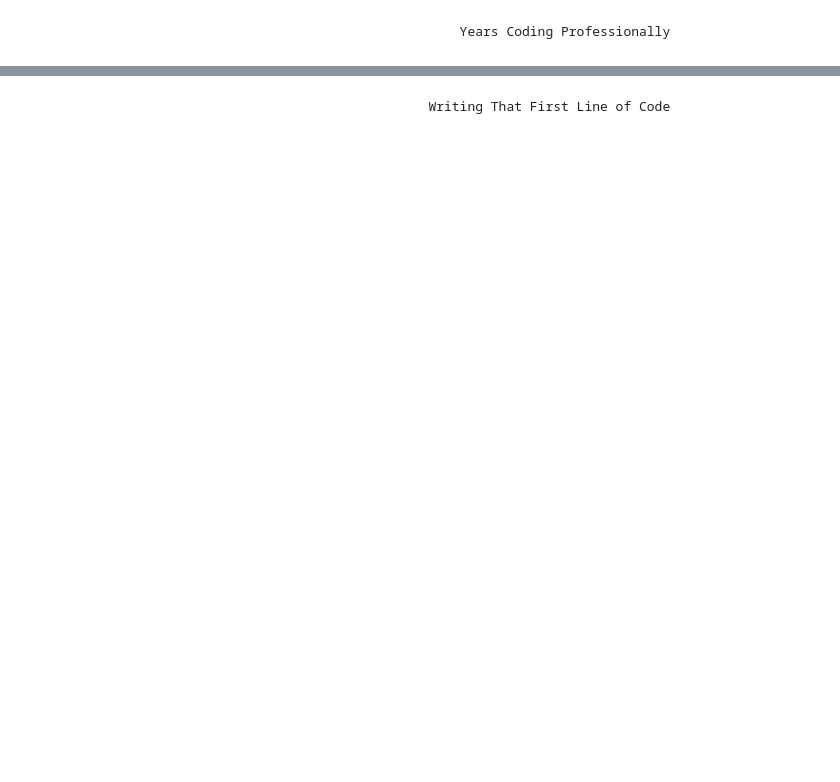
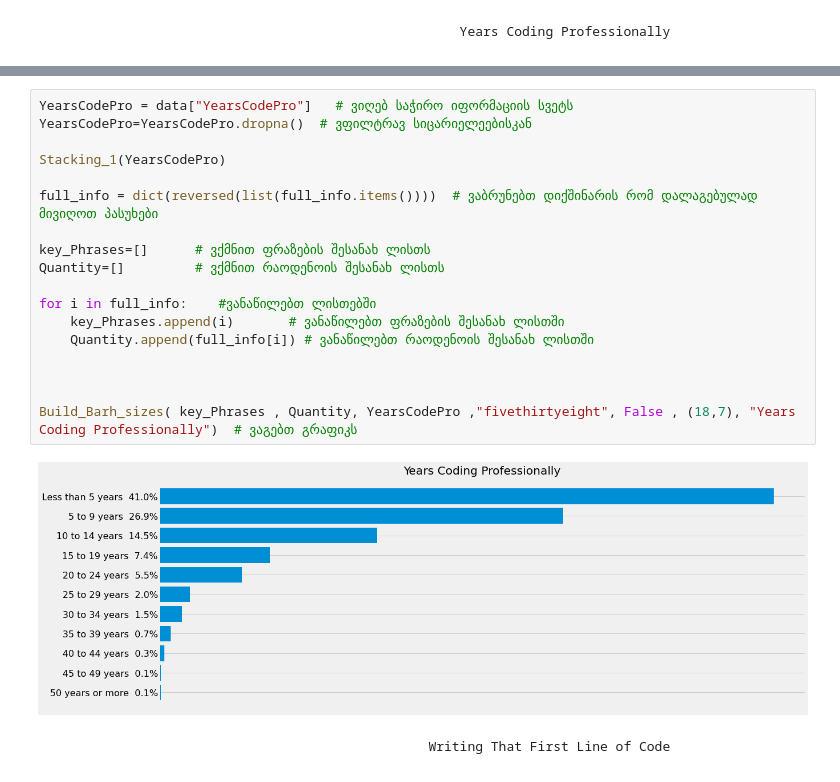
Before and after one commit to anri-Tvalabeishvili/Stackoverflow-Survey-Analysis, a Jupyter notebook: Project.ipynb, the cells around one changed output, grey strips where cells are left out. Drawn from its saved outputs; the diff is of its cells as text; blank space fills up the shorter version.

```diff
--- a/Project.ipynb
+++ b/Project.ipynb
@@ -503,2 +528,22 @@ Build_Barh_sizes( key_Phrases , Quantity, YearsCodePro ,"fivethirtyeight", False
+# %%
+YearsCodePro = data["YearsCodePro"]   # ვიღებ საჭირო იფორმაციის სვეტს
+YearsCodePro=YearsCodePro.dropna()  # ვფილტრავ სიცარიელეებისკან
+
+Stacking_1(YearsCodePro)
+
+full_info = dict(reversed(list(full_info.items())))  # ვაბრუნებთ დიქშინარის რომ დალაგებულად მივიღოთ პასუხები
+
+key_Phrases=[]      # ვქმნით ფრაზების შესანახ ლისთს
+Quantity=[]         # ვქმნით რაოდენოის შესანახ ლისთს
+
+for i in full_info:    #ვანაწილებთ ლისთებში
+    key_Phrases.append(i)       # ვანაწილებთ ფრაზების შესანახ ლისთში
+    Quantity.append(full_info[i]) # ვანაწილებთ რაოდენოის შესანახ ლისთში
+
+
+
+Build_Barh_sizes( key_Phrases , Quantity, YearsCodePro ,"fivethirtyeight", False , (18,7), "Years Coding Professionally")  # ვაგებთ გრაფიკს
+# %% [output]
+[figure, added]
 # %% [markdown]
                                                     Writing That First Line of Code
```
Also changed, not shown: parts of 34 cells of this notebook, 1 other file.
